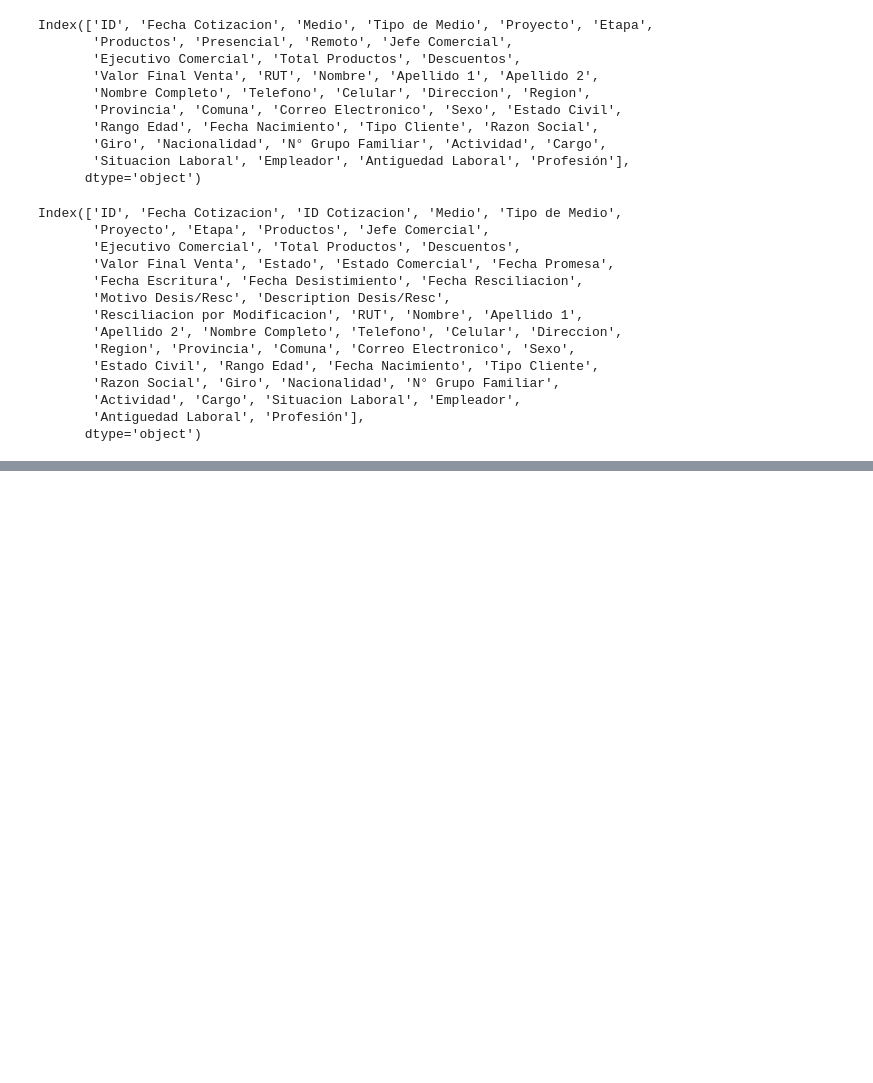
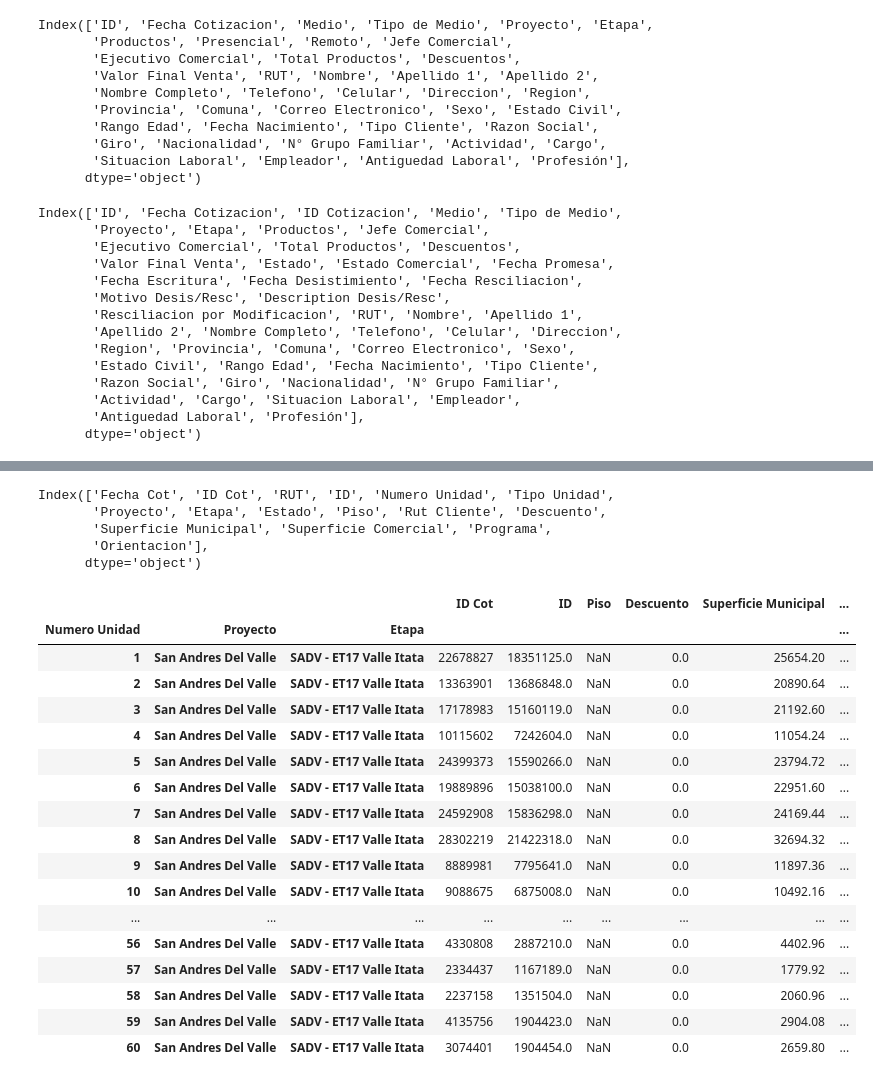
Before and after one commit to jcardenaslie/AitueDataPlotly_web, a Jupyter notebook: Plotly lab.ipynb, the cells around one changed output, grey strips where cells are left out. Saved outputs shown, nothing was run; the diff lists cells and outputs as text; code cells hidden in the pictures; blank space fills up the shorter version.

```diff
--- a/Plotly lab.ipynb
+++ b/Plotly lab.ipynb
@@ -305,0 +114,2 @@ py.iplot(fig, filename='line-mode')
+# %%
+cot_sdv = cot_all_plus[cot_all_plus.Proyecto == proyecto ][['ID', 'RUT', 'Productos', 'Etapa','Proyecto', 'Fecha Cotizacion']]
@@ -305,0 +125,4 @@ py.iplot(fig, filename='line-mode')
+# %%
+#para una etapa
+prod_sdv_et = prod_sdv[prod_sdv.Etapa == 'SADV - ET01 Condominio Azapa']
+cot_sdv_et = cot_sdv[cot_sdv.Etapa == 'SADV - ET01 Condominio Azapa']
@@ -305,0 +205,12 @@ py.iplot(fig, filename='line-mode')
+# %%
+cotizacion_producto['count'] = 1
+prod_nro_cot = dict()
+prod_nro_cot_persona = dict()
+
+#Numero de cotizaciones por producto
+for group, frame in cotizacion_producto.groupby('Numero Unidad'):
+    prod_nro_cot[group] = frame['count'].sum()
+
+# Numero de cotizaciones por persona por producto
+for group, frame in cotizacion_producto.groupby(['Numero Unidad']):
+    prod_nro_cot_persona[group] = frame['RUT'].nunique()
@@ -305,0 +308,30 @@ py.iplot(fig, filename='line-mode')
+# %%
+cot_prod_info = pd.concat(results)
+cot_prod_info.columns
+# %% [output]
+Index(['Fecha Cot', 'ID Cot', 'RUT', 'ID', 'Numero Unidad', 'Tipo Unidad',
+       'Proyecto', 'Etapa', 'Estado', 'Piso', 'Rut Cliente', 'Descuento',
+       'Superficie Municipal', 'Superficie Comercial', 'Programa',
+       'Orientacion'],
+      dtype='object')
+# %%
+cotizacion_producto.groupby(['Numero Unidad', 'Proyecto','Etapa']).sum()
+# %% [output]
+|  |  |  | ID Cot | ID | Piso | Descuento | Superficie Municipal | ... |
+| Numero Unidad | Proyecto | Etapa |  |  |  |  |  | ... |
+| 1 | San Andres Del Valle | SADV - ET17 Valle Itata | 22678827 | 18351125.0 | NaN | 0.0 | 25654.20 | ... |
+| 2 | San Andres Del Valle | SADV - ET17 Valle Itata | 13363901 | 13686848.0 | NaN | 0.0 | 20890.64 | ... |
+| 3 | San Andres Del Valle | SADV - ET17 Valle Itata | 17178983 | 15160119.0 | NaN | 0.0 | 21192.60 | ... |
+| 4 | San Andres Del Valle | SADV - ET17 Valle Itata | 10115602 | 7242604.0 | NaN | 0.0 | 11054.24 | ... |
+| 5 | San Andres Del Valle | SADV - ET17 Valle Itata | 24399373 | 15590266.0 | NaN | 0.0 | 23794.72 | ... |
+| 6 | San Andres Del Valle | SADV - ET17 Valle Itata | 19889896 | 15038100.0 | NaN | 0.0 | 22951.60 | ... |
+| 7 | San Andres Del Valle | SADV - ET17 Valle Itata | 24592908 | 15836298.0 | NaN | 0.0 | 24169.44 | ... |
+| 8 | San Andres Del Valle | SADV - ET17 Valle Itata | 28302219 | 21422318.0 | NaN | 0.0 | 32694.32 | ... |
+| 9 | San Andres Del Valle | SADV - ET17 Valle Itata | 8889981 | 7795641.0 | NaN | 0.0 | 11897.36 | ... |
+| 10 | San Andres Del Valle | SADV - ET17 Valle Itata | 9088675 | 6875008.0 | NaN | 0.0 | 10492.16 | ... |
+| ... | ... | ... | ... | ... | ... | ... | ... | ... |
+| 56 | San Andres Del Valle | SADV - ET17 Valle Itata | 4330808 | 2887210.0 | NaN | 0.0 | 4402.96 | ... |
+| 57 | San Andres Del Valle | SADV - ET17 Valle Itata | 2334437 | 1167189.0 | NaN | 0.0 | 1779.92 | ... |
+| 58 | San Andres Del Valle | SADV - ET17 Valle Itata | 2237158 | 1351504.0 | NaN | 0.0 | 2060.96 | ... |
+| 59 | San Andres Del Valle | SADV - ET17 Valle Itata | 4135756 | 1904423.0 | NaN | 0.0 | 2904.08 | ... |
+| 60 | San Andres Del Valle | SADV - ET17 Valle Itata | 3074401 | 1904454.0 | NaN | 0.0 | 2659.80 | ... |
```
Also changed, not shown: parts of 55 cells of this notebook, 11 other files.
